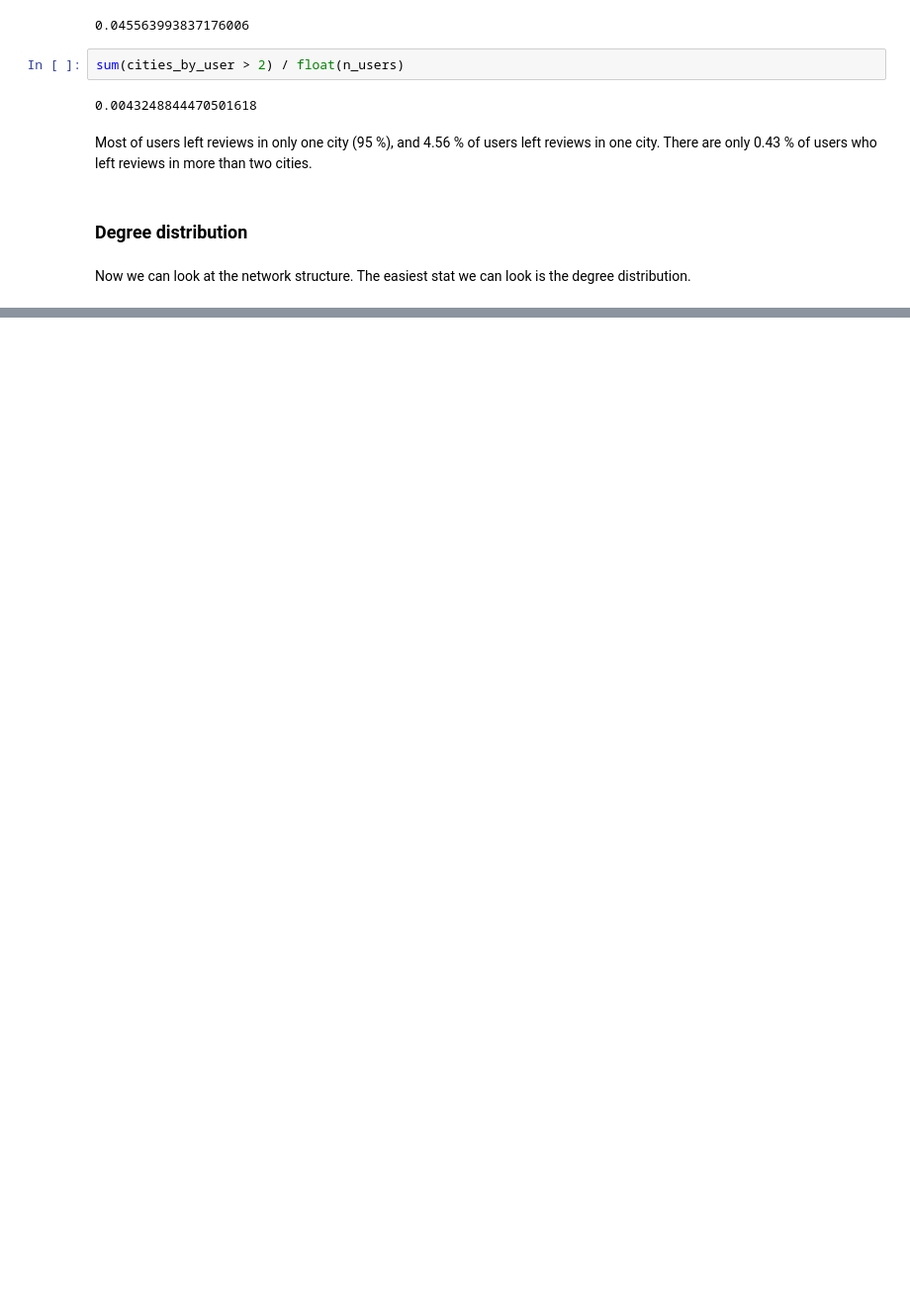
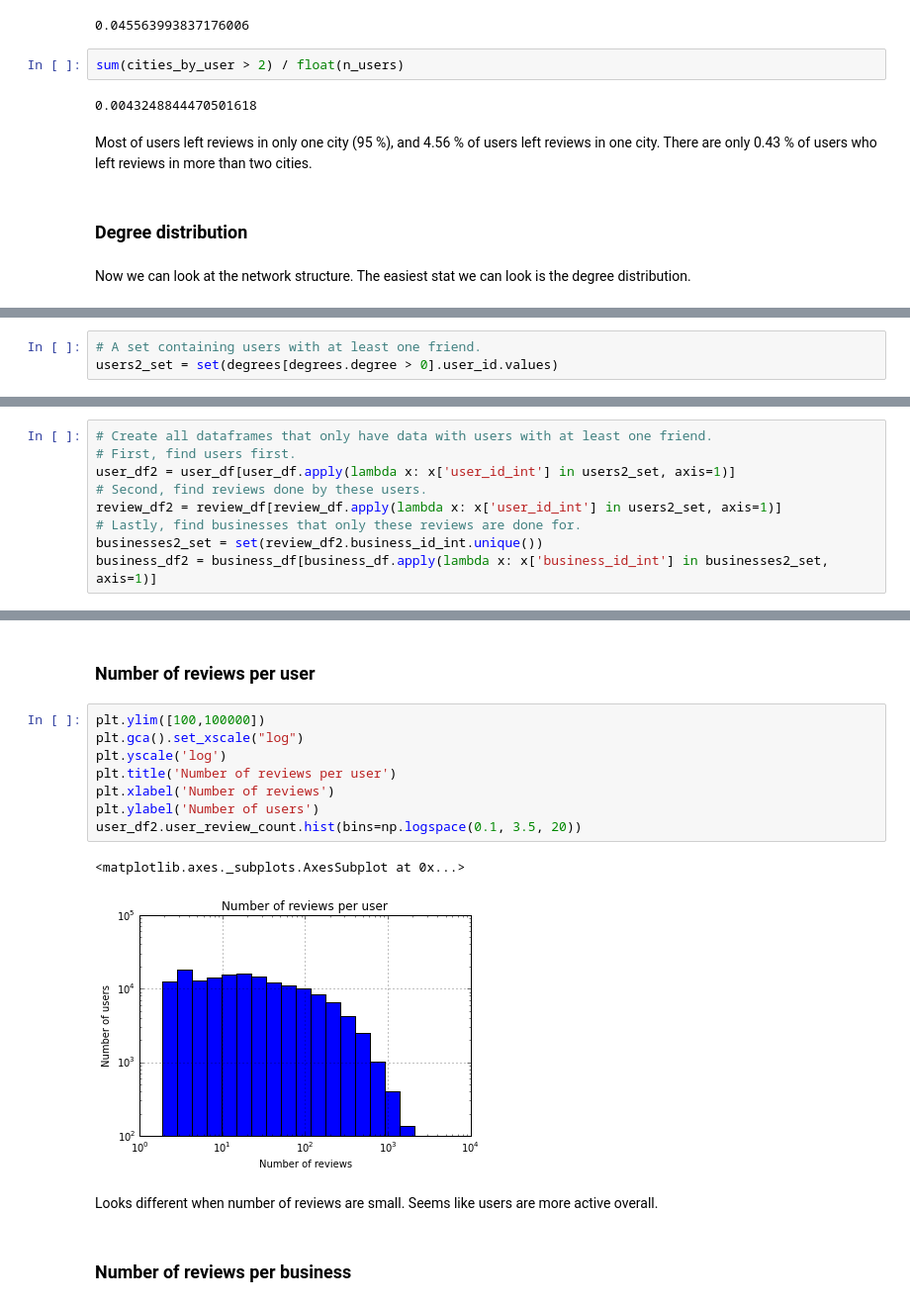
Before and after one commit to suhanree/network-recommender, a Jupyter notebook: code/EDA.ipynb, the cells around one changed output, grey strips where cells are left out. Shown at 99% size. Saved outputs shown, nothing was run; the diff lists cells and outputs as text; blank space fills up the shorter version.

Commit message:
coding for networks are done

```diff
--- a/code/EDA.ipynb
+++ b/code/EDA.ipynb
@@ -224,0 +198,3 @@ Name: user_id_int, dtype: object
+# %%
+# A set containing users with at least one friend.
+users2_set = set(degrees[degrees.degree > 0].user_id.values)
@@ -224,0 +203,9 @@ Name: user_id_int, dtype: object
+# %%
+# Create all dataframes that only have data with users with at least one friend.
+# First, find users first.
+user_df2 = user_df[user_df.apply(lambda x: x['user_id_int'] in users2_set, axis=1)]
+# Second, find reviews done by these users.
+review_df2 = review_df[review_df.apply(lambda x: x['user_id_int'] in users2_set, axis=1)]
+# Lastly, find businesses that only these reviews are done for.
+businesses2_set = set(review_df2.business_id_int.unique())
+business_df2 = business_df[business_df.apply(lambda x: x['business_id_int'] in businesses2_set, axis=1)]
@@ -224,0 +227,17 @@ Name: user_id_int, dtype: object
+# %% [markdown]
+### Number of reviews per user
+# %%
+plt.ylim([100,100000])
+plt.gca().set_xscale("log")
+plt.yscale('log')
+plt.title('Number of reviews per user')
+plt.xlabel('Number of reviews')
+plt.ylabel('Number of users')
+user_df2.user_review_count.hist(bins=np.logspace(0.1, 3.5, 20))
+# %% [output]
+<matplotlib.axes._subplots.AxesSubplot at 0x...>
+[figure, added]
+# %% [markdown]
+Looks different when number of reviews are small. Seems like users are more active overall.
+# %% [markdown]
+### Number of reviews per business
```
Also changed, not shown: parts of 47 cells of this notebook, 6 other files.
